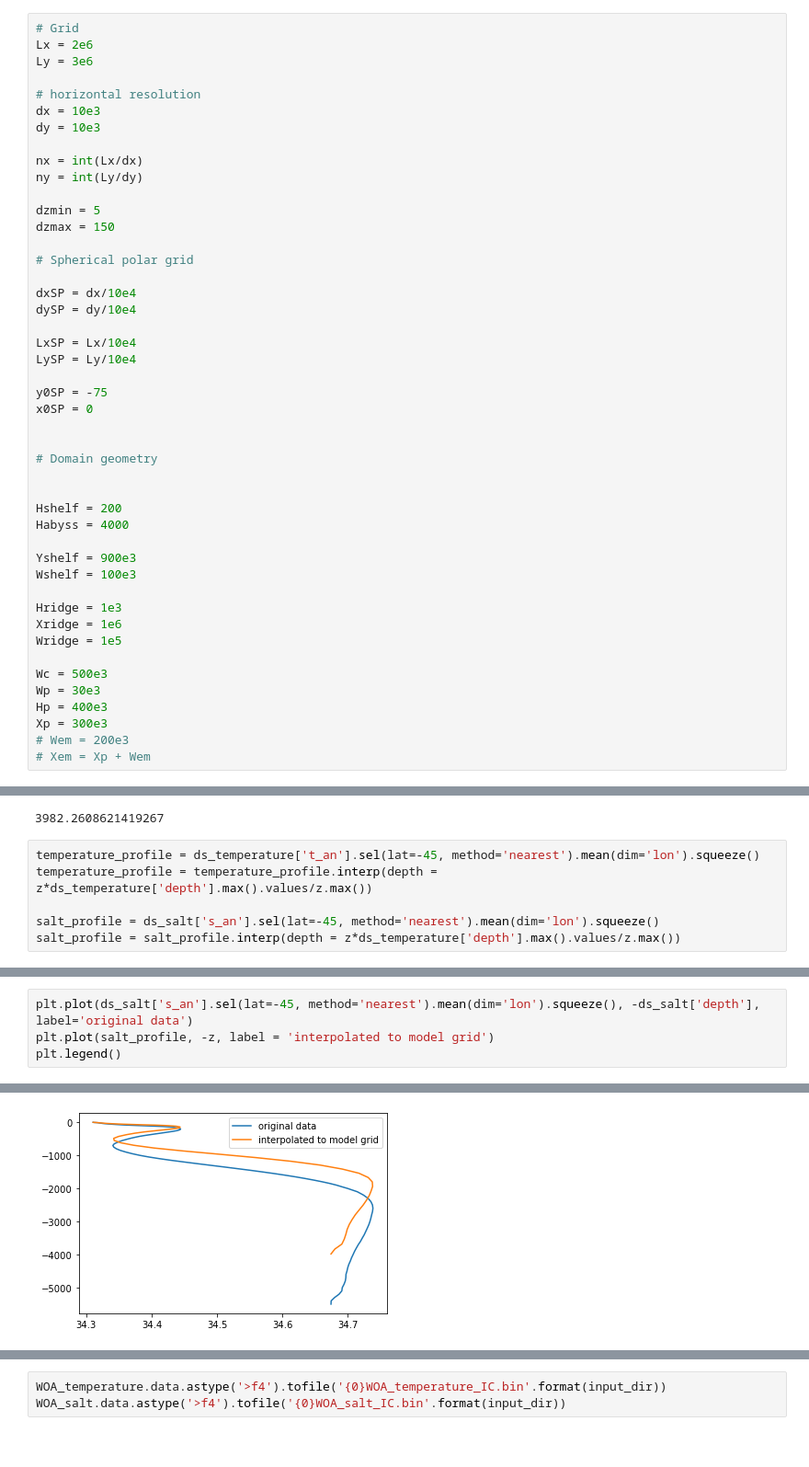
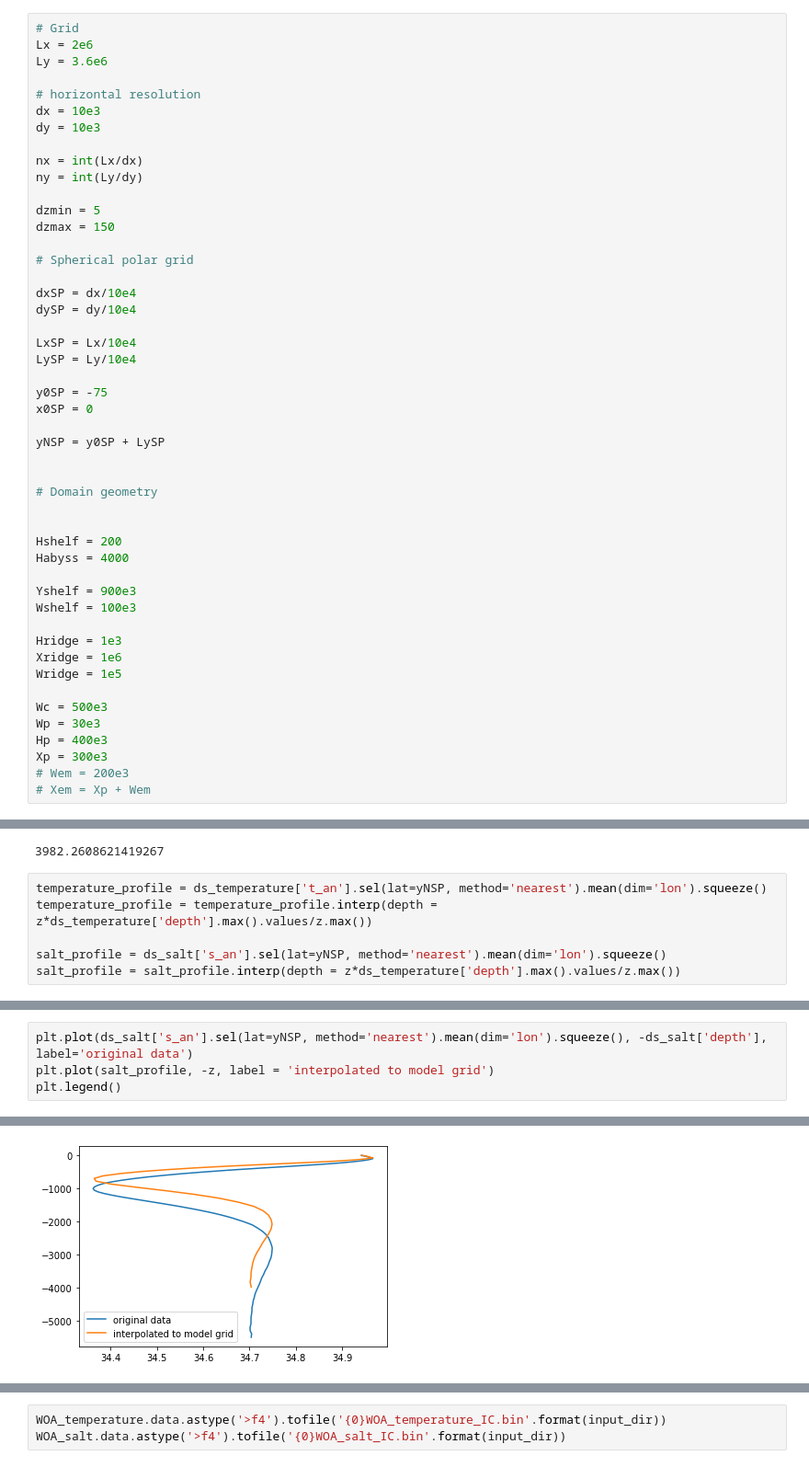
Before and after one commit to edoddridge/SO-channel-embayment, a Jupyter notebook: setup/Model setup.ipynb, the cells around one changed output, grey strips where cells are left out. Shown at 92% size. Cells and saved outputs as stored; diff of their text form.

```diff
--- a/setup/Model setup.ipynb
+++ b/setup/Model setup.ipynb
@@ -41,7 +41,7 @@ Antarctic coast, Antarctic Peninsula, Wedell Seea
 # %%
 # Grid
 Lx = 2e6
-Ly = 3e6
+Ly = 3.6e6
 
 # horizontal resolution
 dx = 10e3
@@ -64,6 +64,8 @@ LySP = Ly/10e4
 y0SP = -75
 x0SP = 0
 
+yNSP = y0SP + LySP
+
 
 # Domain geometry
 
@@ -391,9 +400,9 @@ z.max()
 # %% [output]
 3982.2608621419267
 # %%
-temperature_profile = ds_temperature['t_an'].sel(lat=-45, method='nearest').mean(dim='lon').squeeze()
+temperature_profile = ds_temperature['t_an'].sel(lat=yNSP, method='nearest').mean(dim='lon').squeeze()
 temperature_profile = temperature_profile.interp(depth = z*ds_temperature['depth'].max().values/z.max())
 
-salt_profile = ds_salt['s_an'].sel(lat=-45, method='nearest').mean(dim='lon').squeeze()
+salt_profile = ds_salt['s_an'].sel(lat=yNSP, method='nearest').mean(dim='lon').squeeze()
 salt_profile = salt_profile.interp(depth = z*ds_temperature['depth'].max().values/z.max())
 # %%
@@ -406,7 +415,7 @@ plt.legend()
 # %%
-plt.plot(ds_salt['s_an'].sel(lat=-45, method='nearest').mean(dim='lon').squeeze(), -ds_salt['depth'], label='original data')
+plt.plot(ds_salt['s_an'].sel(lat=yNSP, method='nearest').mean(dim='lon').squeeze(), -ds_salt['depth'], label='original data')
 plt.plot(salt_profile, -z, label = 'interpolated to model grid')
 plt.legend()
 # %% [output]
 <matplotlib.legend.Legend at 0x...>
-[figure, old version]
+[figure, new version]
```
Also changed, not shown: parts of 24 cells of this notebook.
